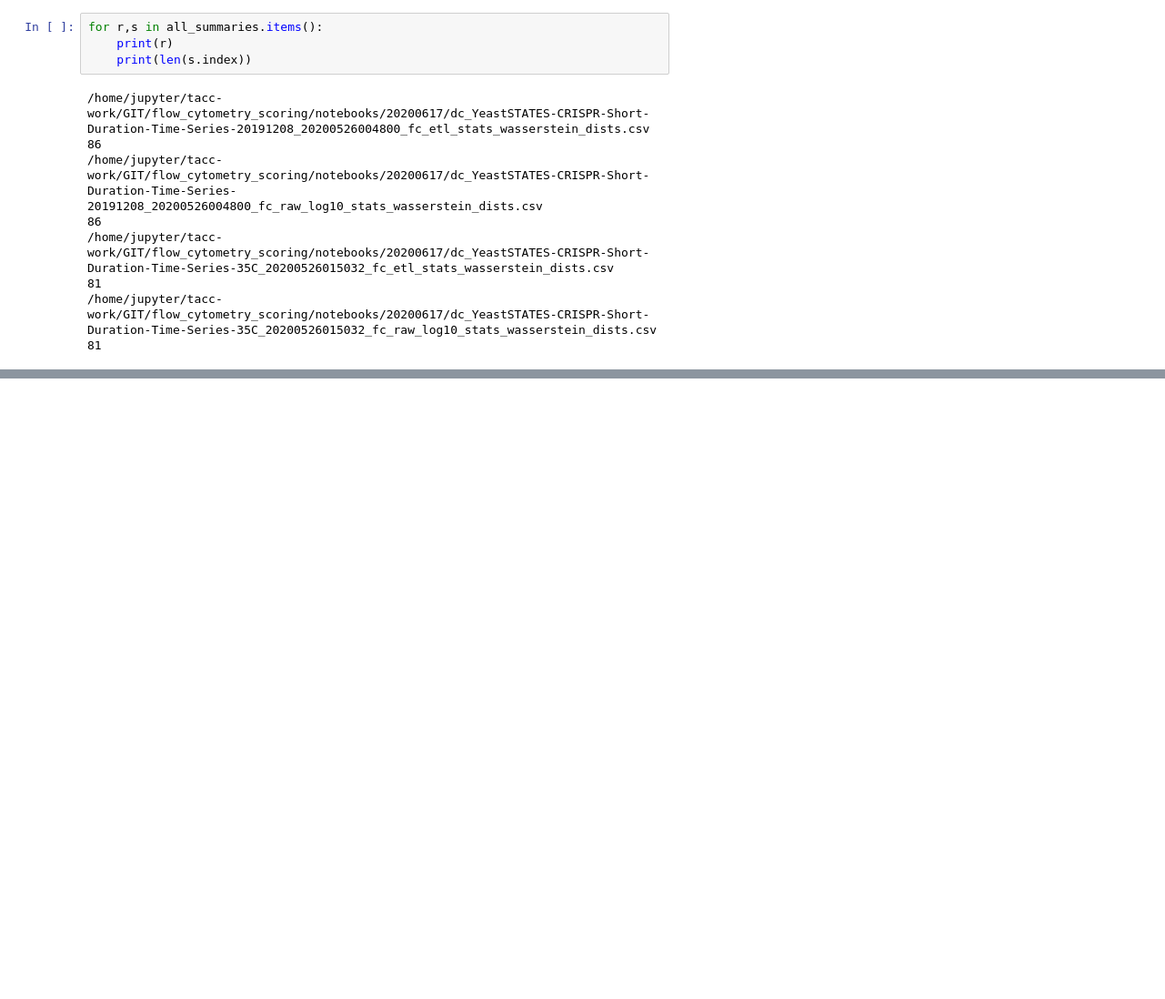
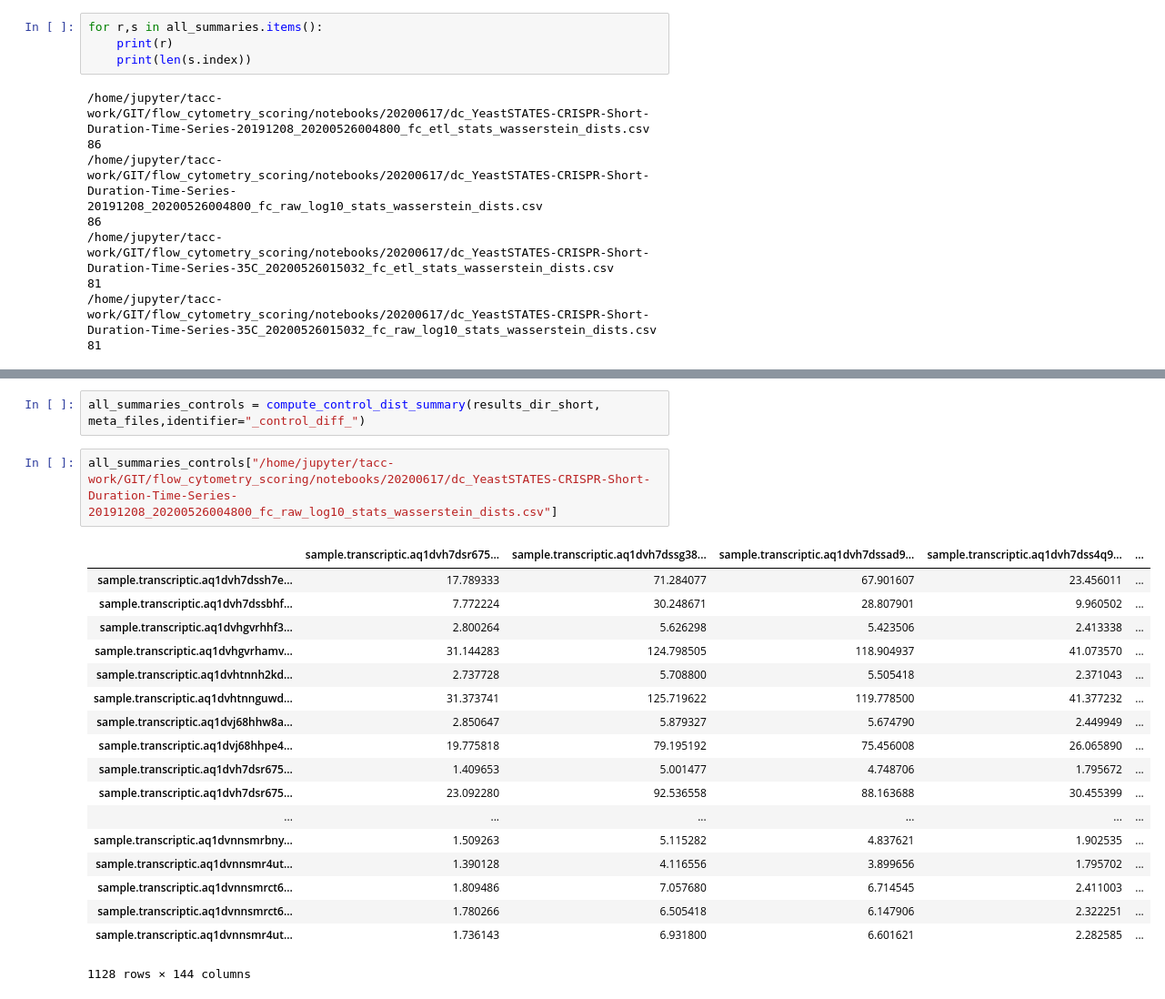
Before and after one commit to SD2E/precomputed-data-table, a Jupyter notebook: notebooks/TenFoldComparisons.ipynb, the cells around one changed output, grey strips where cells are left out. Shown at 91% size. Cells and saved outputs as stored; diff of their text form; blank space fills up the shorter version.

```diff
--- a/notebooks/TenFoldComparisons.ipynb
+++ b/notebooks/TenFoldComparisons.ipynb
@@ -248,0 +310,23 @@ Name: sample_ids, Length: 282, dtype: object
+# %%
+all_summaries_controls = compute_control_dist_summary(results_dir_short, meta_files,identifier="_control_diff_")
+# %%
+all_summaries_controls["/home/jupyter/tacc-work/GIT/flow_cytometry_scoring/notebooks/20200617/dc_YeastSTATES-CRISPR-Short-Duration-Time-Series-20191208_20200526004800_fc_raw_log10_stats_wasserstein_dists.csv"]
+# %% [output]
+|  | sample.transcriptic.aq1dvh7dsr675... | sample.transcriptic.aq1dvh7dssg38... | sample.transcriptic.aq1dvh7dssad9... | sample.transcriptic.aq1dvh7dss4q9... | ... |
+| sample.transcriptic.aq1dvh7dssh7e... | 17.789333 | 71.284077 | 67.901607 | 23.456011 | ... |
+| sample.transcriptic.aq1dvh7dssbhf... | 7.772224 | 30.248671 | 28.807901 | 9.960502 | ... |
+| sample.transcriptic.aq1dvhgvrhhf3... | 2.800264 | 5.626298 | 5.423506 | 2.413338 | ... |
+| sample.transcriptic.aq1dvhgvrhamv... | 31.144283 | 124.798505 | 118.904937 | 41.073570 | ... |
+| sample.transcriptic.aq1dvhtnnh2kd... | 2.737728 | 5.708800 | 5.505418 | 2.371043 | ... |
+| sample.transcriptic.aq1dvhtnnguwd... | 31.373741 | 125.719622 | 119.778500 | 41.377232 | ... |
+| sample.transcriptic.aq1dvj68hhw8a... | 2.850647 | 5.879327 | 5.674790 | 2.449949 | ... |
+| sample.transcriptic.aq1dvj68hhpe4... | 19.775818 | 79.195192 | 75.456008 | 26.065890 | ... |
+| sample.transcriptic.aq1dvh7dsr675... | 1.409653 | 5.001477 | 4.748706 | 1.795672 | ... |
+| sample.transcriptic.aq1dvh7dsr675... | 23.092280 | 92.536558 | 88.163688 | 30.455399 | ... |
+| ... | ... | ... | ... | ... | ... |
+| sample.transcriptic.aq1dvnnsmrbny... | 1.509263 | 5.115282 | 4.837621 | 1.902535 | ... |
+| sample.transcriptic.aq1dvnnsmr4ut... | 1.390128 | 4.116556 | 3.899656 | 1.795702 | ... |
+| sample.transcriptic.aq1dvnnsmrct6... | 1.809486 | 7.057680 | 6.714545 | 2.411003 | ... |
+| sample.transcriptic.aq1dvnnsmrct6... | 1.780266 | 6.505418 | 6.147906 | 2.322251 | ... |
+| sample.transcriptic.aq1dvnnsmr4ut... | 1.736143 | 6.931800 | 6.601621 | 2.282585 | ... |
+1128 rows × 144 columns
```
Also changed, not shown: parts of 13 cells of this notebook.
